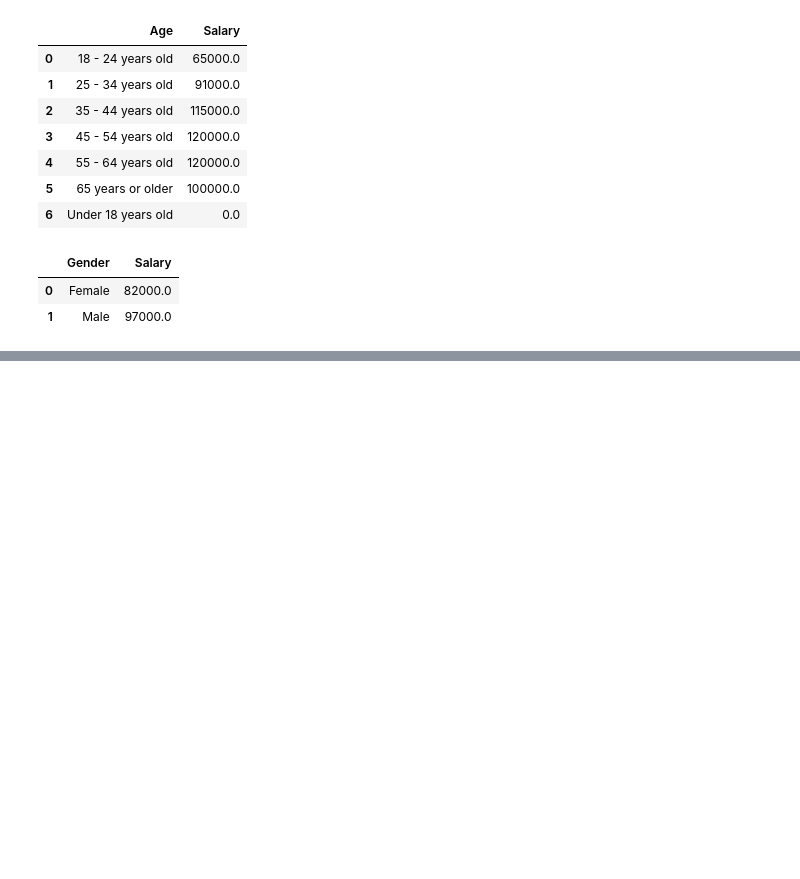
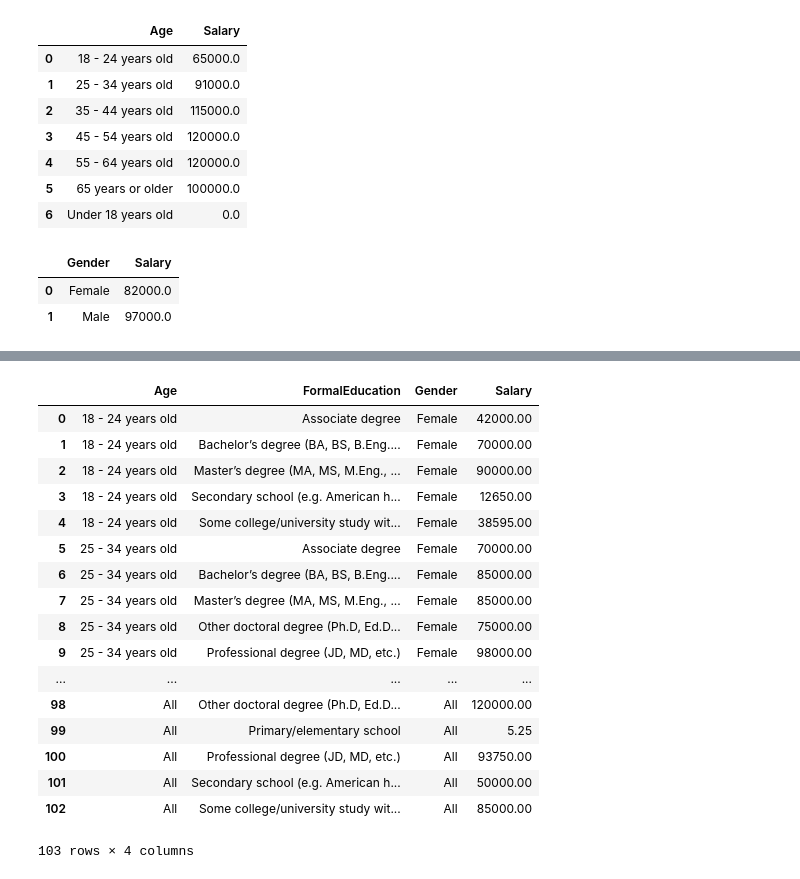
Before and after one commit to haobaids/FinalProject, a Jupyter notebook: static/python/salary.ipynb, the cells around one changed output, grey strips where cells are left out. Drawn from its saved outputs; the diff is of its cells as text; code cells hidden in the pictures; blank space fills up the shorter version.

```diff
--- a/static/python/salary.ipynb
+++ b/static/python/salary.ipynb
@@ -110,7 +150,7 @@ salary_df_filtered_new.to_json("../../static/dataset/salary_data.JSON")
 # %%
-salary_df_filtered_new_median = salary_df_filtered_new.groupby(["Age"])['Salary'].median().to_frame().reset_index()
+salary_age_median = salary_df_filtered_new.groupby(["Age"])['Salary'].median().to_frame().reset_index()
 
-salary_df_filtered_new_median.head(10)
+salary_age_median.head(10)
 # %% [output]
 |  | Age | Salary |
 | 0 | 18 - 24 years old | 65000.0 |
@@ -127,7 +167,7 @@ salary_df_filtered_new_median.to_json("../../static/dataset/salary_age_data.JSON
 # %%
-salary_df_filtered_new_gender = salary_df_filtered_new[(salary_df['Gender'] == 'Male')|(salary_df['Gender'] == 'Female')].groupby(["Gender"])['Salary'].median().to_frame().reset_index()
+salary_gender_median = salary_df_filtered_new.groupby(["Gender"])['Salary'].median().to_frame().reset_index()
 
-salary_df_filtered_new_gender.head(10)
+salary_gender_median.head(10)
 # %% [output]
 |  | Gender | Salary |
 | 0 | Female | 82000.0 |
@@ -138,0 +179,9 @@ salary_df_filtered_new_gender.to_json("../../static/dataset/salary_gender_data.J
+# %%
+salary_education_median["Gender"]=["All"] * len(salary_education_median)
+salary_education_median["Age"]=["All"] * len(salary_education_median)
+
+salary_age_median["Gender"]=["All"] * len(salary_age_median)
+salary_age_median["FormalEducation"]=["All"] * len(salary_age_median)
+
+salary_gender_median["Age"]=["All"] * len(salary_gender_median)
+salary_gender_median["FormalEducation"]=["All"] * len(salary_gender_median)
@@ -138,0 +196,3 @@ salary_df_filtered_new_gender.to_json("../../static/dataset/salary_gender_data.J
+# %%
+pd_combined = pd.concat([salary_agegendereducation_median, salary_gender_median, salary_age_median, salary_education_median], ignore_index=True, sort=True)
+pd_combined.head()
@@ -138,0 +206,21 @@ salary_df_filtered_new_gender.to_json("../../static/dataset/salary_gender_data.J
+# %%
+pd_combined
+# %% [output]
+|  | Age | FormalEducation | Gender | Salary |
+| 0 | 18 - 24 years old | Associate degree | Female | 42000.00 |
+| 1 | 18 - 24 years old | Bachelor’s degree (BA, BS, B.Eng.... | Female | 70000.00 |
+| 2 | 18 - 24 years old | Master’s degree (MA, MS, M.Eng., ... | Female | 90000.00 |
+| 3 | 18 - 24 years old | Secondary school (e.g. American h... | Female | 12650.00 |
+| 4 | 18 - 24 years old | Some college/university study wit... | Female | 38595.00 |
+| 5 | 25 - 34 years old | Associate degree | Female | 70000.00 |
+| 6 | 25 - 34 years old | Bachelor’s degree (BA, BS, B.Eng.... | Female | 85000.00 |
+| 7 | 25 - 34 years old | Master’s degree (MA, MS, M.Eng., ... | Female | 85000.00 |
+| 8 | 25 - 34 years old | Other doctoral degree (Ph.D, Ed.D... | Female | 75000.00 |
+| 9 | 25 - 34 years old | Professional degree (JD, MD, etc.) | Female | 98000.00 |
+| ... | ... | ... | ... | ... |
+| 98 | All | Other doctoral degree (Ph.D, Ed.D... | All | 120000.00 |
+| 99 | All | Primary/elementary school | All | 5.25 |
+| 100 | All | Professional degree (JD, MD, etc.) | All | 93750.00 |
+| 101 | All | Secondary school (e.g. American h... | All | 50000.00 |
+| 102 | All | Some college/university study wit... | All | 85000.00 |
+103 rows × 4 columns
```
Also changed, not shown: parts of 12 cells of this notebook, 11 other files.
